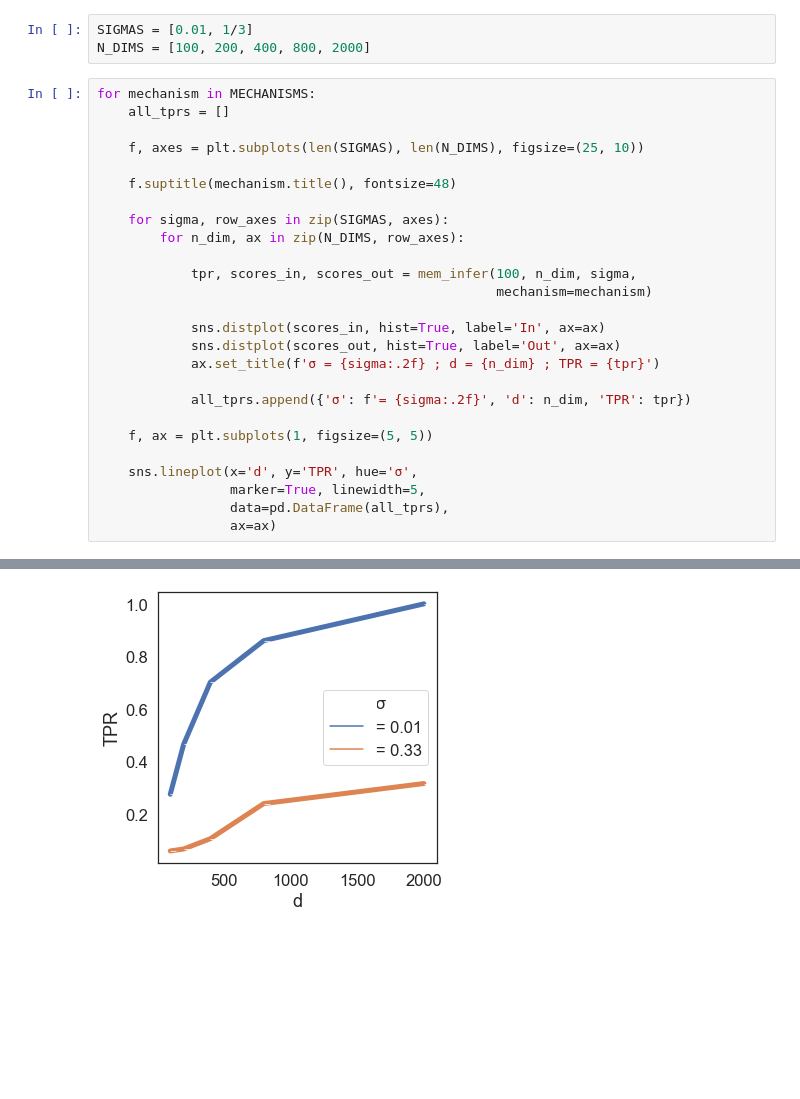
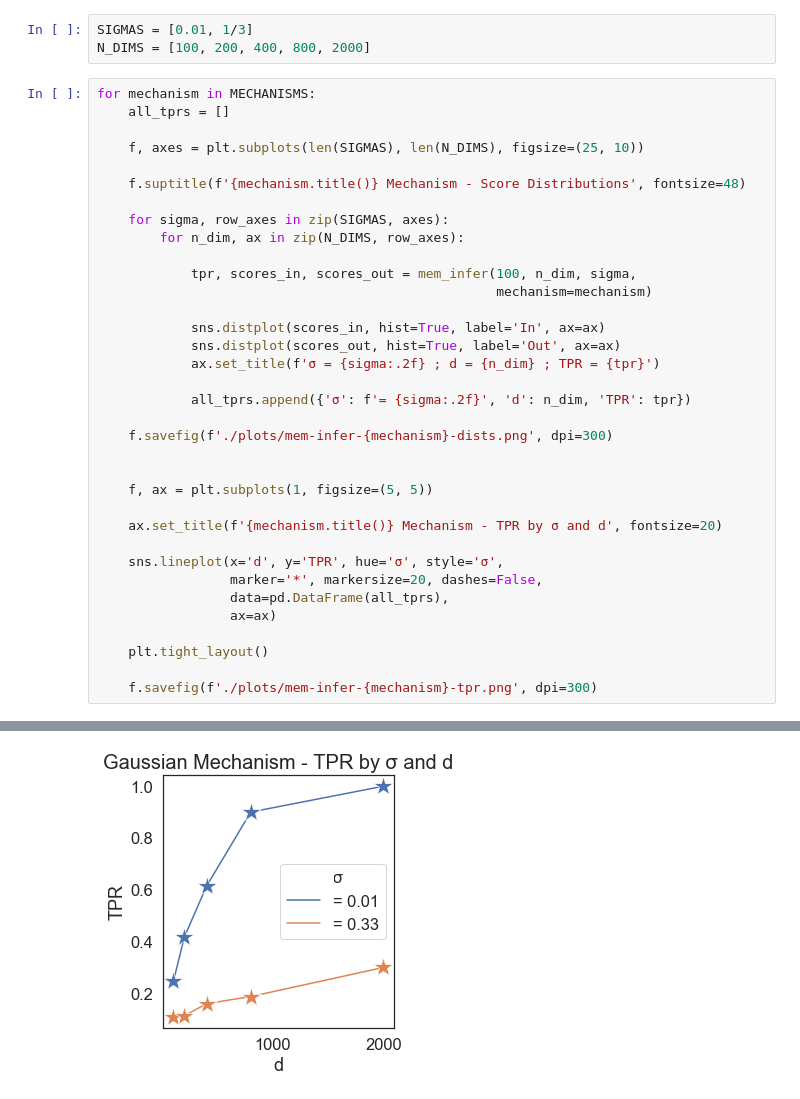
Before and after one commit to shlomihod/bu-cs591-algorithms-in-society-spring20, a Jupyter notebook: hw1/membership-inference.ipynb, the cells around one changed output, grey strips where cells are left out. Drawn from its saved outputs; the diff is of its cells as text; blank space fills up the shorter version.

```diff
--- a/hw1/membership-inference.ipynb
+++ b/hw1/membership-inference.ipynb
@@ -72,7 +72,7 @@ for mechanism in MECHANISMS:
 
     f, axes = plt.subplots(len(SIGMAS), len(N_DIMS), figsize=(25, 10))
 
-    f.suptitle(mechanism.title(), fontsize=48)
+    f.suptitle(f'{mechanism.title()} Mechanism - Score Distributions', fontsize=48)
 
     for sigma, row_axes in zip(SIGMAS, axes):
         for n_dim, ax in zip(N_DIMS, row_axes):
@@ -86,10 +86,19 @@ for mechanism in MECHANISMS:
 
             all_tprs.append({'σ': f'= {sigma:.2f}', 'd': n_dim, 'TPR': tpr})
 
+    f.savefig(f'./plots/mem-infer-{mechanism}-dists.png', dpi=300)
+
+
     f, ax = plt.subplots(1, figsize=(5, 5))
 
-    sns.lineplot(x='d', y='TPR', hue='σ',
-                 marker=True, linewidth=5,
+    ax.set_title(f'{mechanism.title()} Mechanism - TPR by σ and d', fontsize=20)
+
+    sns.lineplot(x='d', y='TPR', hue='σ', style='σ',
+                 marker='*', markersize=20, dashes=False,
                  data=pd.DataFrame(all_tprs),
                  ax=ax)
+
+    plt.tight_layout()
+
+    f.savefig(f'./plots/mem-infer-{mechanism}-tpr.png', dpi=300)
 # %% [output]
@@ -97 +106 @@ for mechanism in MECHANISMS:
-[figure, old version]
+[figure, new version]
```
Also changed, not shown: parts of 2 cells of this notebook.
